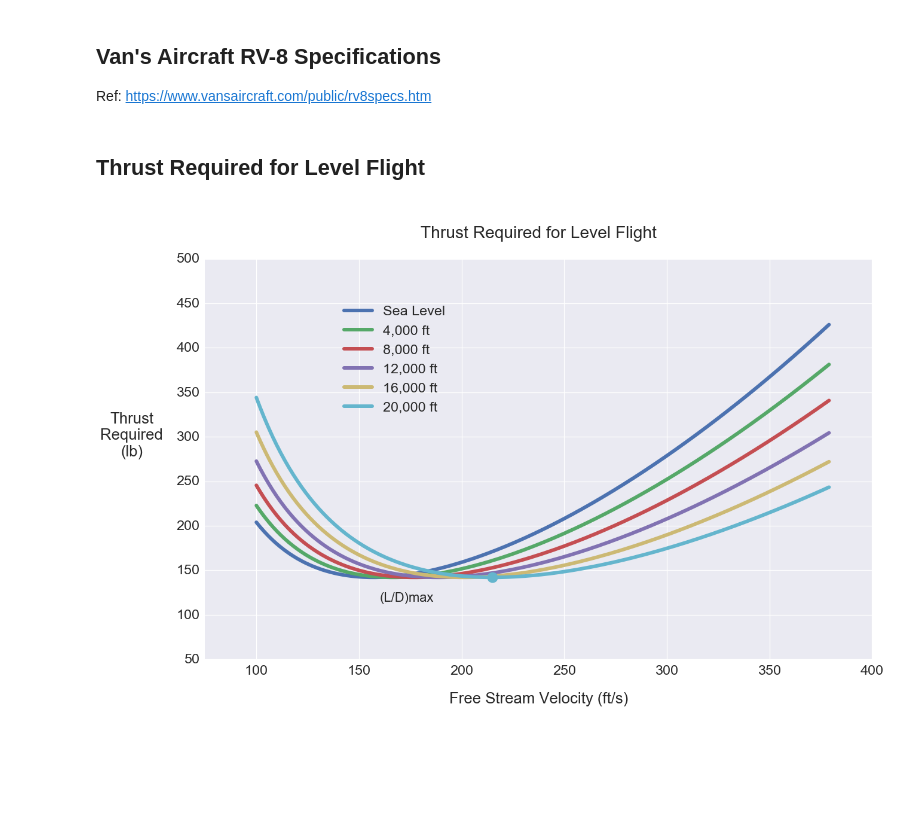
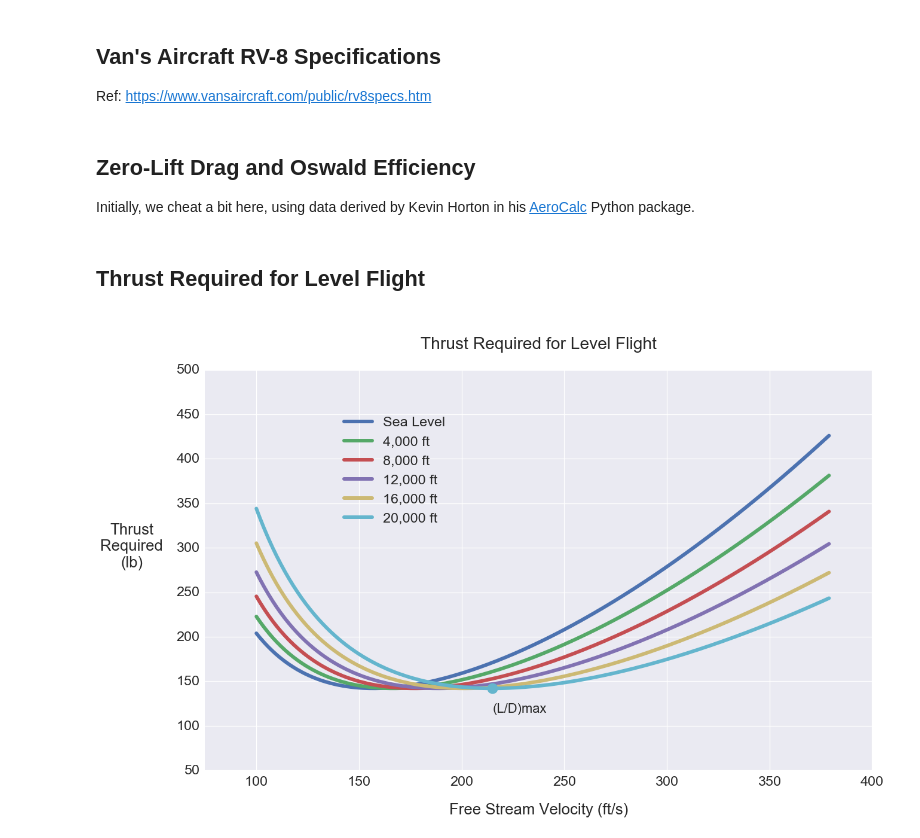
Before and after one commit to bws428/flight-performance-analysis, a Jupyter notebook: RV-8F Performance.ipynb, the cells around one changed output. Drawn from its saved outputs; the diff is of its cells as text; code cells hidden in the pictures; blank space fills up the shorter version.

```diff
--- a/RV-8F Performance.ipynb
+++ b/RV-8F Performance.ipynb
@@ -53,0 +43,3 @@ C_d_0 = 0.0209 # Kevin Horton
+# %% [markdown]
+## Zero-Lift Drag and Oswald Efficiency
+Initially, we cheat a bit here, using data derived by Kevin Horton in his [AeroCalc](https://github.com/khorton/AeroCalc_Package/blob/master/aerocalc/personal/ft_data_reduction.py) Python package.
@@ -65,11 +63,11 @@ def plot_thrust_required(Max_Alt,V):
     Plot thrust required curves for altitudes from sea level to Max_Alt in 4,000-ft increments.
     """
     legend = ['Sea Level']
-    for alt in range(0,Max_Alt+1,4000):
+    for altitude in range(0, Max_Alt + 1, 4000):
 
-        # Standard atmosphere, (SI units!!)
-        # Altitute MSL (m), temp (C), press (Pa), density (kg/m^3)
-        msl, T, p, rho = coesa.table(alt*0.3048)
+        # COESA 1976 U.S. Standard Atmosphere (SI units!)
+        # Air density (kg/m^3)
+        rho = atm.density(altitude * 0.3048)
 
         # Air density (slugs/ft^3)
         rho = rho * 0.00194032
@@ -80,34 +78,34 @@ def plot_thrust_required(Max_Alt,V):
         # Drag coefficient
         CD = C_d_0 + CL**2 / (np.pi * e * AR)
 
         # Thrust required (lbs)
         Tr = W / (CL / CD)
 
         # Add a curve
         plt.plot(V,Tr)
 
         # Update the legend
-        if alt > 0:
-            legend.append("{:,.0f} ft".format(alt))
+        if altitude > 0:
+            legend.append("{:,.0f} ft".format(altitude))
 
     # Locate the axis labels and limits
     ax = plt.gca()
     ax.set_xlim([75,400])
     ax.set_ylim([50,500])
     ax.xaxis.set_label_coords(0.5, -0.08)
     ax.yaxis.set_label_coords(-0.11, 0.5)
-    ax.text(160, 115, '(L/D)max', size=22)
+    ax.text(215, 115, '(L/D)max', size=22)
 
     # Add title and axis labels
     plt.legend(legend,loc=(0.2, 0.6))
     plt.title("\n Thrust Required for Level Flight \n")
     plt.ylabel('Thrust\nRequired\n(lb)', rotation=0)
     plt.xlabel('Free Stream Velocity (ft/s)')
 
     # Plot (L/D)max point
     plt.plot(V[np.argmin(Tr)], np.amin(Tr), marker='o', ms=18, color='#64b5cd')
     plt.show()
 
 plot_thrust_required(20000,V)
 # %% [output]
-[figure, old version]
+[figure, new version]
```
Also changed, not shown: parts of 4 cells of this notebook.
